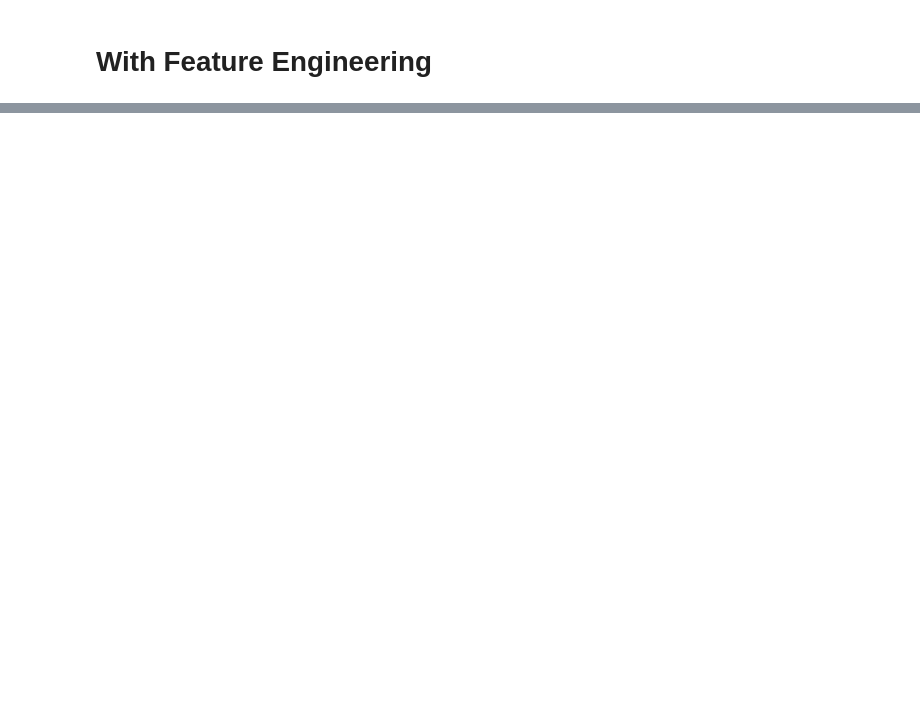
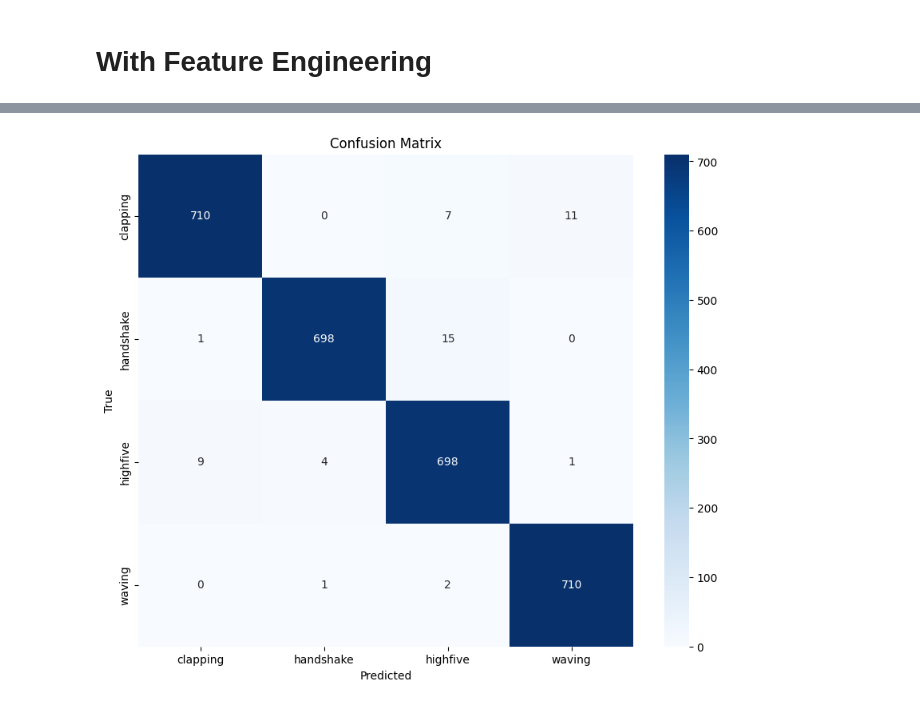
Before and after one commit to priyankvenkat/ml4qs-gesture-recognition, a Jupyter notebook: Combined 80mins/Feature Engineering + RF Model.ipynb, the cells around one changed output, grey strips where cells are left out. Saved outputs shown, nothing was run; the diff lists cells and outputs as text; code cells hidden in the pictures; blank space fills up the shorter version.

Commit message:
modifed features with fft, and rolling windows

```diff
--- a/Combined 80mins/Feature Engineering + RF Model.ipynb
+++ b/Combined 80mins/Feature Engineering + RF Model.ipynb
@@ -283,0 +154,80 @@ Number of feature importances: 60
+# %%
+accelerometer_data = pd.read_csv('/Users/priyank/Desktop/ML4QS-project/Combined 80mins/Combined_80min_data/Combined_accelerometer_80min.csv')
+gyroscope_data = pd.read_csv('/Users/priyank/Desktop/ML4QS-project/Combined 80mins/Combined_80min_data/Combined_gyroscope_80min.csv')
+linear_accelerometer_data = pd.read_csv('/Users/priyank/Desktop/ML4QS-project/Combined 80mins/Combined_80min_data/Combined_linear_accelerometer_80min.csv')
+magnetometer_data = pd.read_csv('/Users/priyank/Desktop/ML4QS-project/Combined 80mins/Combined_80min_data/Combined_magnetometer_80min.csv')
+# %%
+# Function to add lagged features and rolling statistics
+def add_time_features(df, lags, rolling_windows):
+    for feature in df.columns:
+        if feature not in ['time', 'label']:
+            for lag in lags:
+                df[f'{feature}_lag_{lag}'] = df[feature].shift(lag)
+            for window in rolling_windows:
+                df[f'{feature}_rolling_mean_{window}'] = df[feature].rolling(window=window).mean()
+                df[f'{feature}_rolling_std_{window}'] = df[feature].rolling(window=window).std()
+                df[f'{feature}_ewma'] = df[feature].ewm(span=10).mean()
+    return df
+
+# Example lags and rolling windows
+lags = [3]
+rolling_windows = [5]
+
+# Combine all data into one dataframe
+combined_data = pd.merge(accelerometer_data, gyroscope_data, on=['time', 'label'], suffixes=('_acc', '_gyro'))
+combined_data = pd.merge(combined_data, linear_accelerometer_data, on=['time', 'label'], suffixes=('', '_lin_acc'))
+combined_data = pd.merge(combined_data, magnetometer_data, on=['time', 'label'], suffixes=('', '_mag'))
+
+# Add time-based features
+combined_data = add_time_features(combined_data, lags, rolling_windows)
+
+# Drop rows with NaN values generated by lagging and rolling
+combined_data.dropna(inplace=True)
+
+# Encode labels
+label_encoder = LabelEncoder()
+combined_data['label_encoded'] = label_encoder.fit_transform(combined_data['label'])
+
+# Update feature columns after adding new features
+feature_columns = combined_data.columns.difference(['time', 'label', 'label_encoded'])
+
+# Split the data into features and target
+X = combined_data[feature_columns]
+y = combined_data['label_encoded']
+
+# Normalize features
+scaler = StandardScaler()
+X_scaled = scaler.fit_transform(X)
+
+# Split the data into training and testing sets
+X_train, X_test, y_train, y_test = train_test_split(X_scaled, y, test_size=0.3, random_state=24)
+
+# Initialize and train the Random Forest model
+rf_model = RandomForestClassifier(n_estimators=5, random_state=24)
+rf_model.fit(X_train, y_train)
+
+# Predict on the test set
+y_pred = rf_model.predict(X_test)
+
+# Evaluate the model
+accuracy = accuracy_score(y_test, y_pred)
+conf_matrix = confusion_matrix(y_test, y_pred)
+class_report = classification_report(y_test, y_pred, target_names=label_encoder.classes_)
+
+print(f"Accuracy: {accuracy:.4f}")
+# Plot the confusion matrix with nicer formatting
+plt.figure(figsize=(10, 8))
+sns.heatmap(conf_matrix, annot=True, fmt='d', cmap='Blues', xticklabels=label_encoder.classes_, yticklabels=label_encoder.classes_)
+plt.xlabel('Predicted')
+plt.ylabel('True')
+plt.title('Confusion Matrix')
+plt.show()
+
+print("Classification Report:")
+print(class_report)
+
+# Cross-validation scores
+cv_scores = cross_val_score(rf_model, X_scaled, y, cv=5)
+print(f"Cross-validation scores: {cv_scores}")
+print(f"Mean cross-validation score: {cv_scores.mean():.4f}")
+# %% [output]
@@ -283,0 +235 @@ Number of feature importances: 60
+[figure, added]
```
Also changed, not shown: parts of 17 cells of this notebook.
